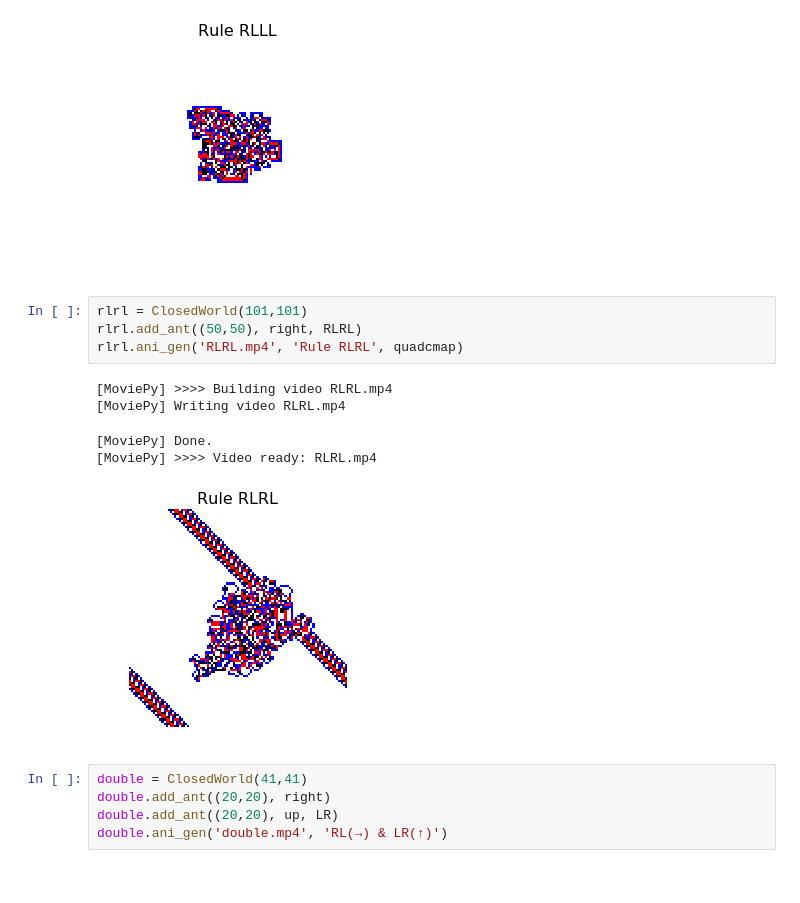
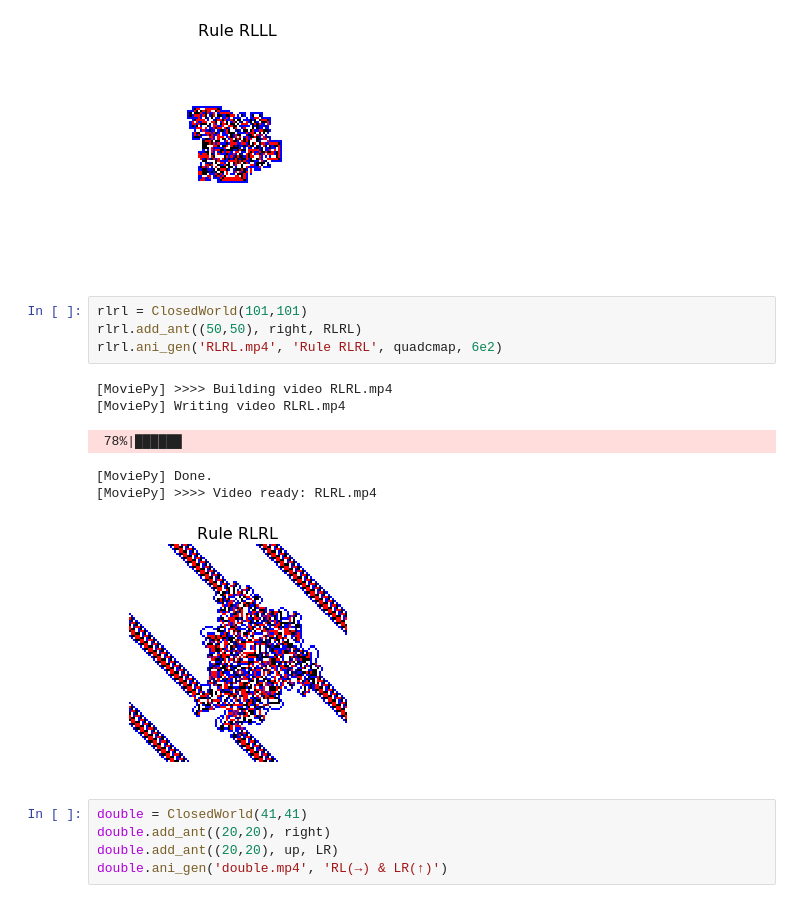
Before and after one commit to yojire/CSCS-530-Assignment3, a Jupyter notebook: main.ipynb, the cells around one changed output. Saved outputs shown, nothing was run; the diff lists cells and outputs as text.

```diff
--- a/main.ipynb
+++ b/main.ipynb
@@ -119,13 +119,14 @@ rlll.ani_gen('RLLL.mp4', 'Rule RLLL', quadcmap)
 # %%
 rlrl = ClosedWorld(101,101)
 rlrl.add_ant((50,50), right, RLRL)
-rlrl.ani_gen('RLRL.mp4', 'Rule RLRL', quadcmap)
+rlrl.ani_gen('RLRL.mp4', 'Rule RLRL', quadcmap, 6e2)
 # %% [output]
 [MoviePy] >>>> Building video RLRL.mp4
 [MoviePy] Writing video RLRL.mp4
-[MoviePy] Done.
-[MoviePy] >>>> Video ready: RLRL.mp4
+ 78%|██████
+[MoviePy] Done.
+[MoviePy] >>>> Video ready: RLRL.mp4
-[figure, old version]
+[figure, new version]
 # %%
 double = ClosedWorld(41,41)
 double.add_ant((20,20), right)
```
Also changed, not shown: 1 other file.
